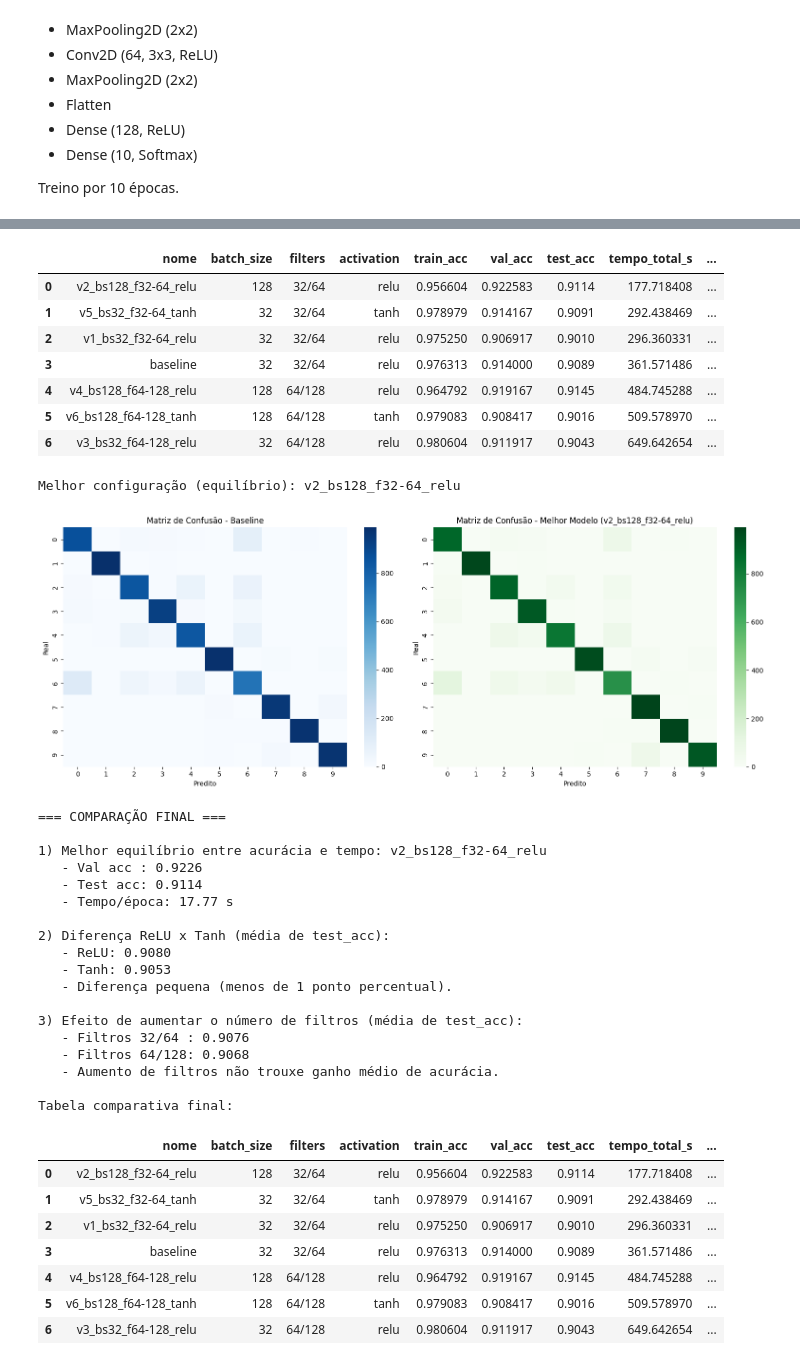
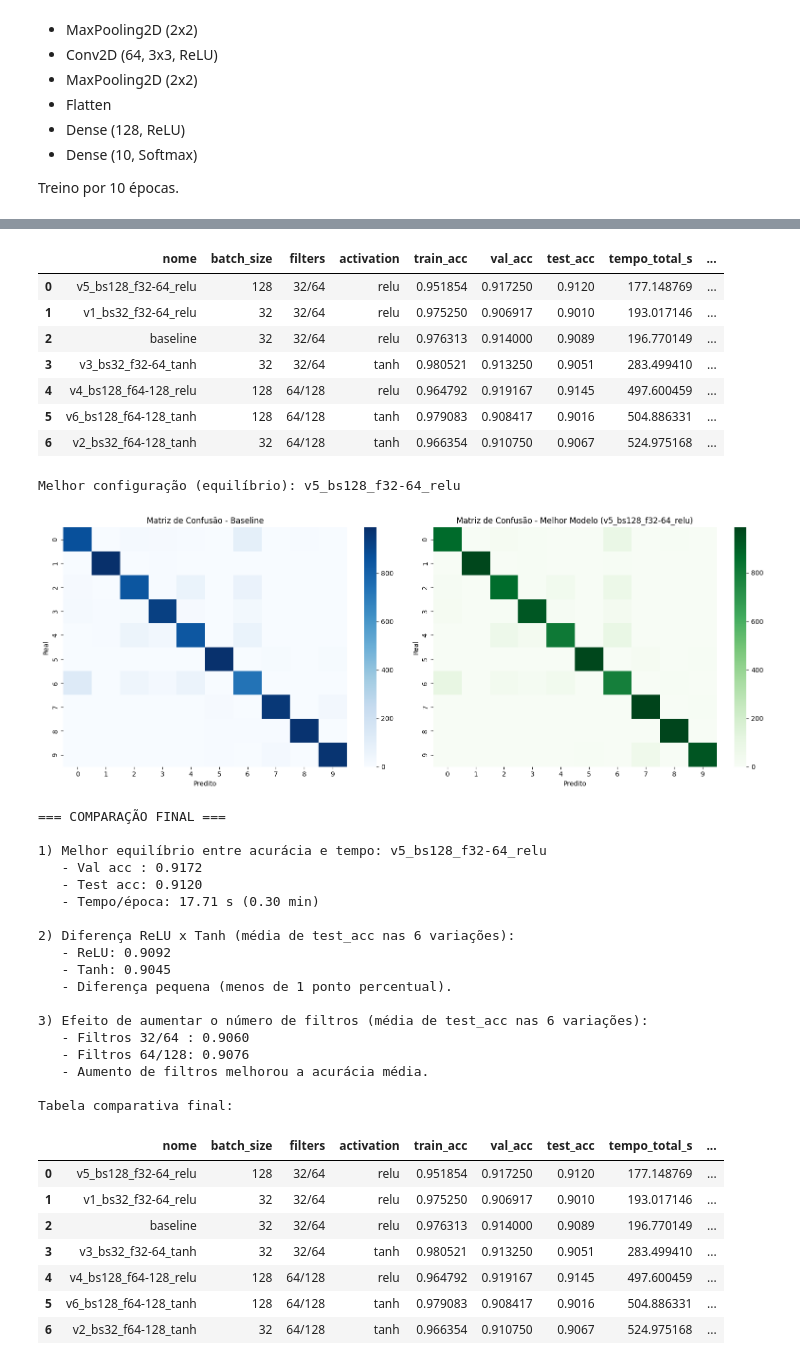
Before and after one commit to snowdutra/deep-learning, a Jupyter notebook: cnn-fashion-mnist/cnn_fashion_mnist.ipynb, the cells around one changed output, grey strips where cells are left out. Cells and saved outputs as stored; diff of their text form; code cells hidden in the pictures.

```diff
--- a/cnn-fashion-mnist/cnn_fashion_mnist.ipynb
+++ b/cnn-fashion-mnist/cnn_fashion_mnist.ipynb
@@ -167,10 +167,10 @@ Obs.: foram selecionadas 6 combinações para atender ao enunciado.
 # %%
 configs = [
     {'nome': 'v1_bs32_f32-64_relu',   'batch_size': 32,  'filters': (32, 64),  'activation': 'relu'},
-    {'nome': 'v2_bs128_f32-64_relu',  'batch_size': 128, 'filters': (32, 64),  'activation': 'relu'},
-    {'nome': 'v3_bs32_f64-128_relu',  'batch_size': 32,  'filters': (64, 128), 'activation': 'relu'},
+    {'nome': 'v2_bs32_f64-128_tanh',  'batch_size': 32,  'filters': (64, 128), 'activation': 'tanh'},
+    {'nome': 'v3_bs32_f32-64_tanh',   'batch_size': 32,  'filters': (32, 64),  'activation': 'tanh'},
     {'nome': 'v4_bs128_f64-128_relu', 'batch_size': 128, 'filters': (64, 128), 'activation': 'relu'},
-    {'nome': 'v5_bs32_f32-64_tanh',   'batch_size': 32,  'filters': (32, 64),  'activation': 'tanh'},
+    {'nome': 'v5_bs128_f32-64_relu',  'batch_size': 128, 'filters': (32, 64),  'activation': 'relu'},
     {'nome': 'v6_bs128_f64-128_tanh', 'batch_size': 128, 'filters': (64, 128), 'activation': 'tanh'},
 ]
 
@@ -214,13 +214,13 @@ summary_sorted = summary.sort_values('score_equilibrio', ascending=False).reset_
 summary_sorted
 # %% [output]
 |  | nome | batch_size | filters | activation | train_acc | val_acc | test_acc | tempo_total_s | ... |
-| 0 | v2_bs128_f32-64_relu | 128 | 32/64 | relu | 0.956604 | 0.922583 | 0.9114 | 177.718408 | ... |
-| 1 | v5_bs32_f32-64_tanh | 32 | 32/64 | tanh | 0.978979 | 0.914167 | 0.9091 | 292.438469 | ... |
-| 2 | v1_bs32_f32-64_relu | 32 | 32/64 | relu | 0.975250 | 0.906917 | 0.9010 | 296.360331 | ... |
-| 3 | baseline | 32 | 32/64 | relu | 0.976313 | 0.914000 | 0.9089 | 361.571486 | ... |
-| 4 | v4_bs128_f64-128_relu | 128 | 64/128 | relu | 0.964792 | 0.919167 | 0.9145 | 484.745288 | ... |
-| 5 | v6_bs128_f64-128_tanh | 128 | 64/128 | tanh | 0.979083 | 0.908417 | 0.9016 | 509.578970 | ... |
-| 6 | v3_bs32_f64-128_relu | 32 | 64/128 | relu | 0.980604 | 0.911917 | 0.9043 | 649.642654 | ... |
+| 0 | v5_bs128_f32-64_relu | 128 | 32/64 | relu | 0.951854 | 0.917250 | 0.9120 | 177.148769 | ... |
+| 1 | v1_bs32_f32-64_relu | 32 | 32/64 | relu | 0.975250 | 0.906917 | 0.9010 | 193.017146 | ... |
+| 2 | baseline | 32 | 32/64 | relu | 0.976313 | 0.914000 | 0.9089 | 196.770149 | ... |
+| 3 | v3_bs32_f32-64_tanh | 32 | 32/64 | tanh | 0.980521 | 0.913250 | 0.9051 | 283.499410 | ... |
+| 4 | v4_bs128_f64-128_relu | 128 | 64/128 | relu | 0.964792 | 0.919167 | 0.9145 | 497.600459 | ... |
+| 5 | v6_bs128_f64-128_tanh | 128 | 64/128 | tanh | 0.979083 | 0.908417 | 0.9016 | 504.886331 | ... |
+| 6 | v2_bs32_f64-128_tanh | 32 | 64/128 | tanh | 0.966354 | 0.910750 | 0.9067 | 524.975168 | ... |
 # %%
 # Seleção do melhor modelo pelo score de equilíbrio
 best_name = summary_sorted.loc[0, 'nome']
@@ -248,15 +248,19 @@ axes[1].set_ylabel('Real')
 plt.tight_layout()
 plt.show()
 # %% [output]
-Melhor configuração (equilíbrio): v2_bs128_f32-64_relu
+Melhor configuração (equilíbrio): v5_bs128_f32-64_relu
 [figure]
 # %%
 # Respostas finais da atividade
-relu_mean = summary[summary['activation'] == 'relu']['test_acc'].mean()
-tanh_mean = summary[summary['activation'] == 'tanh']['test_acc'].mean()
+# Para comparação de efeitos, usamos apenas as 6 variações (sem baseline),
+# evitando enviesar as médias com a repetição da configuração base.
+compare_df = df_results.copy()
 
-small_filters_mean = summary[summary['filters'] == '32/64']['test_acc'].mean()
-large_filters_mean = summary[summary['filters'] == '64/128']['test_acc'].mean()
+relu_mean = compare_df[compare_df['activation'] == 'relu']['test_acc'].mean()
+tanh_mean = compare_df[compare_df['activation'] == 'tanh']['test_acc'].mean()
+
+small_filters_mean = compare_df[compare_df['filters'] == '32/64']['test_acc'].mean()
+large_filters_mean = compare_df[compare_df['filters'] == '64/128']['test_acc'].mean()
 
 best_row = summary_sorted.iloc[0]
 
@@ -265,51 +269,51 @@ print()
 print(f"1) Melhor equilíbrio entre acurácia e tempo: {best_row['nome']}")
 print(f"   - Val acc : {best_row['val_acc']:.4f}")
 print(f"   - Test acc: {best_row['test_acc']:.4f}")
-print(f"   - Tempo/época: {best_row['tempo_por_epoca_s']:.2f} s")
+print(f"   - Tempo/época: {best_row['tempo_por_epoca_s']:.2f} s ({best_row['tempo_por_epoca_s']/60:.2f} min)")
 print()
-print('2) Diferença ReLU x Tanh (média de test_acc):')
+print('2) Diferença ReLU x Tanh (média de test_acc nas 6 variações):')
 print(f"   - ReLU: {relu_mean:.4f}")
 print(f"   - Tanh: {tanh_mean:.4f}")
 if abs(relu_mean - tanh_mean) < 0.01:
     print('   - Diferença pequena (menos de 1 ponto percentual).')
 else:
     print('   - Diferença relevante (maior ou igual a 1 ponto percentual).')
 print()
-print('3) Efeito de aumentar o número de filtros (média de test_acc):')
+print('3) Efeito de aumentar o número de filtros (média de test_acc nas 6 variações):')
 print(f"   - Filtros 32/64 : {small_filters_mean:.4f}")
 print(f"   - Filtros 64/128: {large_filters_mean:.4f}")
 if large_filters_mean > small_filters_mean:
     print('   - Aumento de filtros melhorou a acurácia média.')
 else:
     print('   - Aumento de filtros não trouxe ganho médio de acurácia.')
 
 print()
 print('Tabela comparativa final:')
 summary_sorted
 # %% [output]
 === COMPARAÇÃO FINAL ===
 
-1) Melhor equilíbrio entre acurácia e tempo: v2_bs128_f32-64_relu
-   - Val acc : 0.9226
-   - Test acc: 0.9114
-   - Tempo/época: 17.77 s
+1) Melhor equilíbrio entre acurácia e tempo: v5_bs128_f32-64_relu
+   - Val acc : 0.9172
+   - Test acc: 0.9120
+   - Tempo/época: 17.71 s (0.30 min)
 
-2) Diferença ReLU x Tanh (média de test_acc):
-   - ReLU: 0.9080
-   - Tanh: 0.9053
+2) Diferença ReLU x Tanh (média de test_acc nas 6 variações):
+   - ReLU: 0.9092
+   - Tanh: 0.9045
    - Diferença pequena (menos de 1 ponto percentual).
 
-3) Efeito de aumentar o número de filtros (média de test_acc):
-   - Filtros 32/64 : 0.9076
-   - Filtros 64/128: 0.9068
-   - Aumento de filtros não trouxe ganho médio de acurácia.
+3) Efeito de aumentar o número de filtros (média de test_acc nas 6 variações):
+   - Filtros 32/64 : 0.9060
+   - Filtros 64/128: 0.9076
+   - Aumento de filtros melhorou a acurácia média.
 
 Tabela comparativa final:
 |  | nome | batch_size | filters | activation | train_acc | val_acc | test_acc | tempo_total_s | ... |
-| 0 | v2_bs128_f32-64_relu | 128 | 32/64 | relu | 0.956604 | 0.922583 | 0.9114 | 177.718408 | ... |
-| 1 | v5_bs32_f32-64_tanh | 32 | 32/64 | tanh | 0.978979 | 0.914167 | 0.9091 | 292.438469 | ... |
-| 2 | v1_bs32_f32-64_relu | 32 | 32/64 | relu | 0.975250 | 0.906917 | 0.9010 | 296.360331 | ... |
-| 3 | baseline | 32 | 32/64 | relu | 0.976313 | 0.914000 | 0.9089 | 361.571486 | ... |
-| 4 | v4_bs128_f64-128_relu | 128 | 64/128 | relu | 0.964792 | 0.919167 | 0.9145 | 484.745288 | ... |
-| 5 | v6_bs128_f64-128_tanh | 128 | 64/128 | tanh | 0.979083 | 0.908417 | 0.9016 | 509.578970 | ... |
-| 6 | v3_bs32_f64-128_relu | 32 | 64/128 | relu | 0.980604 | 0.911917 | 0.9043 | 649.642654 | ... |
+| 0 | v5_bs128_f32-64_relu | 128 | 32/64 | relu | 0.951854 | 0.917250 | 0.9120 | 177.148769 | ... |
+| 1 | v1_bs32_f32-64_relu | 32 | 32/64 | relu | 0.975250 | 0.906917 | 0.9010 | 193.017146 | ... |
+| 2 | baseline | 32 | 32/64 | relu | 0.976313 | 0.914000 | 0.9089 | 196.770149 | ... |
+| 3 | v3_bs32_f32-64_tanh | 32 | 32/64 | tanh | 0.980521 | 0.913250 | 0.9051 | 283.499410 | ... |
+| 4 | v4_bs128_f64-128_relu | 128 | 64/128 | relu | 0.964792 | 0.919167 | 0.9145 | 497.600459 | ... |
+| 5 | v6_bs128_f64-128_tanh | 128 | 64/128 | tanh | 0.979083 | 0.908417 | 0.9016 | 504.886331 | ... |
+| 6 | v2_bs32_f64-128_tanh | 32 | 64/128 | tanh | 0.966354 | 0.910750 | 0.9067 | 524.975168 | ... |
```
Also changed, not shown: parts of 4 cells of this notebook.
